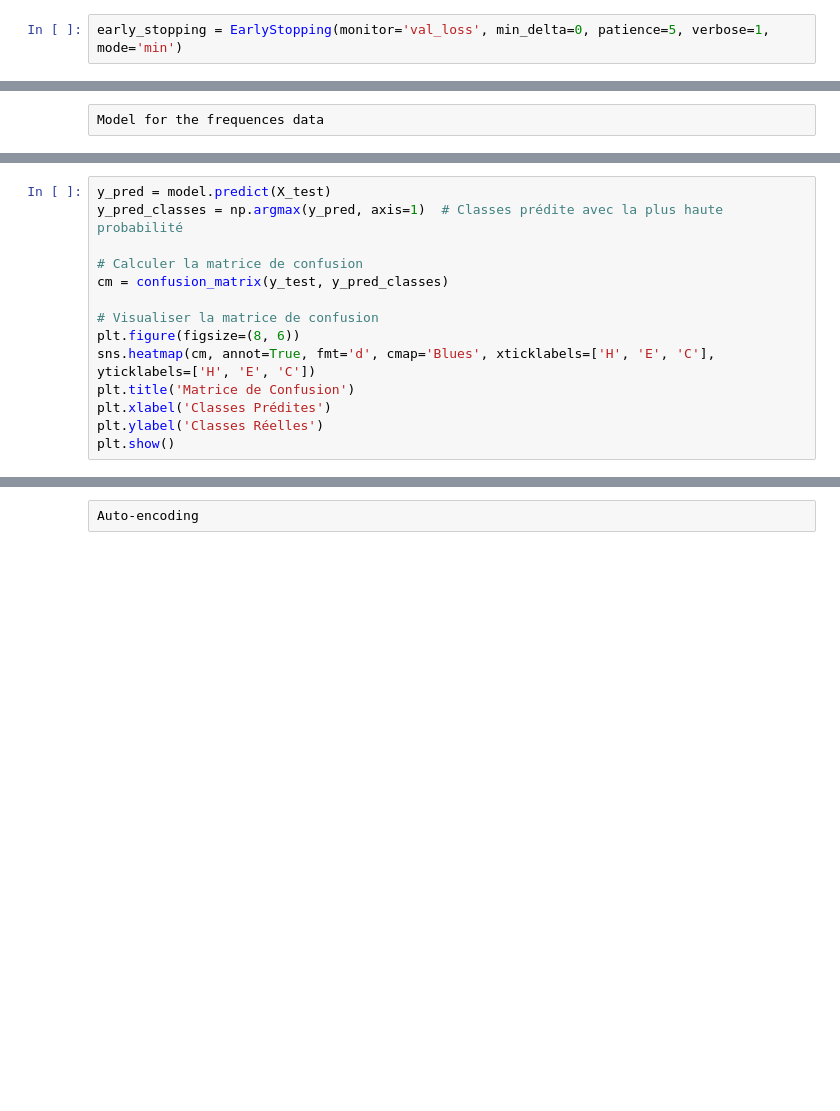
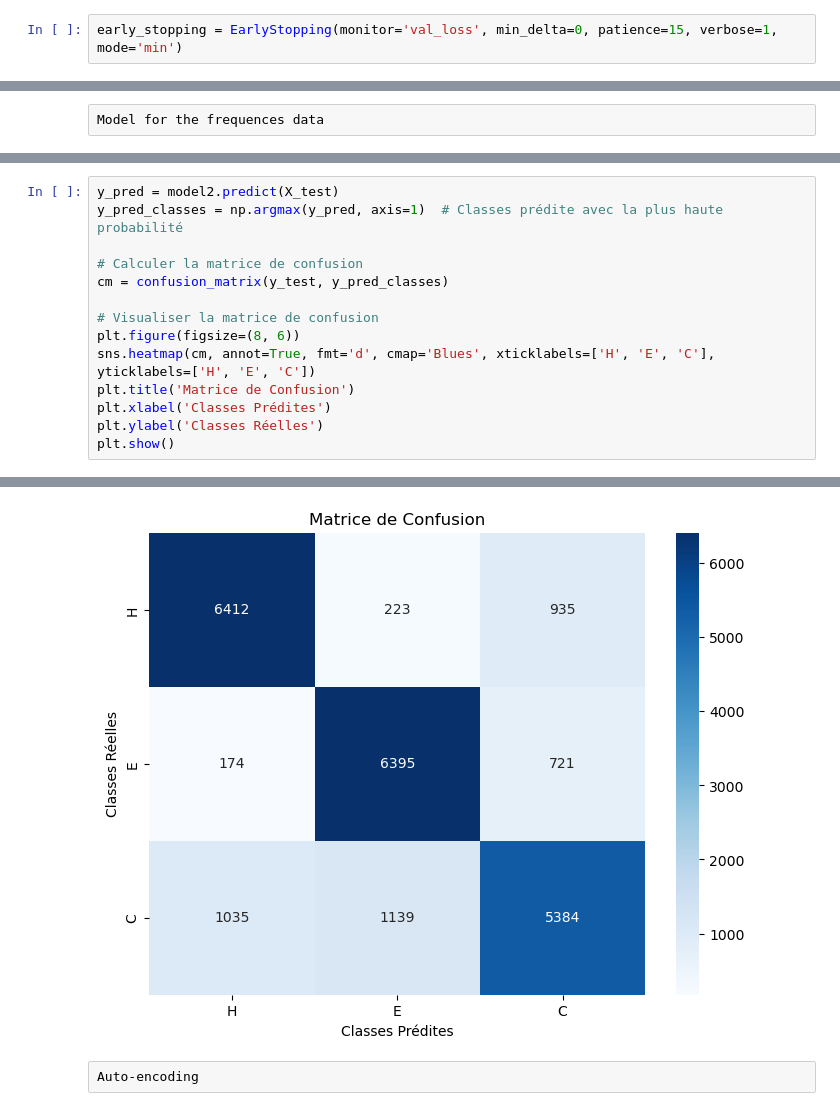
Before and after one commit to Ajhodi/MLP_avec_Taveau, a Jupyter notebook: keras_MLP.ipynb, the cells around one changed output, grey strips where cells are left out. Cells and saved outputs as stored; diff of their text form; blank space fills up the shorter version.

```diff
--- a/keras_MLP.ipynb
+++ b/keras_MLP.ipynb
@@ -138,7 +136,7 @@ array([[0., 0., 1.],
 Fonction utile:
 (PS: Ajouter une fonction __init__ pour ajouter une shape et afficher le model.summary)
 # %%
-early_stopping = EarlyStopping(monitor='val_loss', min_delta=0, patience=5, verbose=1, mode='min')
+early_stopping = EarlyStopping(monitor='val_loss', min_delta=0, patience=15, verbose=1, mode='min')
 # %%
 model = keras.Sequential([
     keras.layers.Dense(500, activation='relu'),
@@ -239,5 +323,5 @@ print(f'Loss: {loss:.4f}, Accuracy: {accuracy*100:.4f}')
 # %%
-y_pred = model.predict(X_test)
+y_pred = model2.predict(X_test)
 y_pred_classes = np.argmax(y_pred, axis=1)  # Classes prédite avec la plus haute probabilité
 
 # Calculer la matrice de confusion
@@ -250,3 +334,4 @@ plt.title('Matrice de Confusion')
 plt.xlabel('Classes Prédites')
 plt.ylabel('Classes Réelles')
 plt.show()
+# %% [output]
@@ -253,3 +339,4 @@ plt.show()
+[figure, added]
 # %% [raw]
 Auto-encoding
 # %%
```
Also changed, not shown: parts of 22 cells of this notebook.
